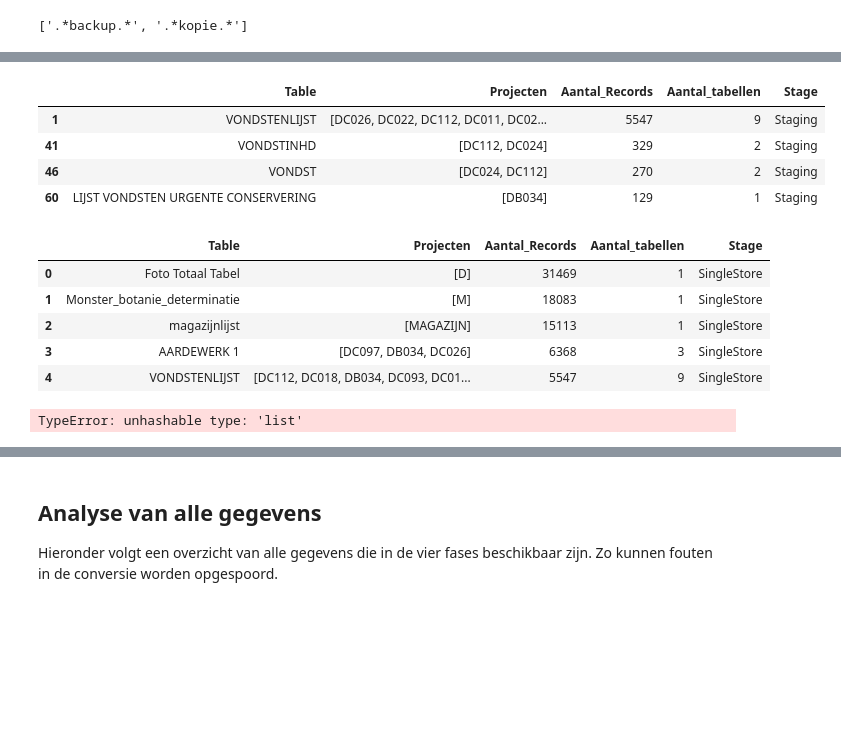
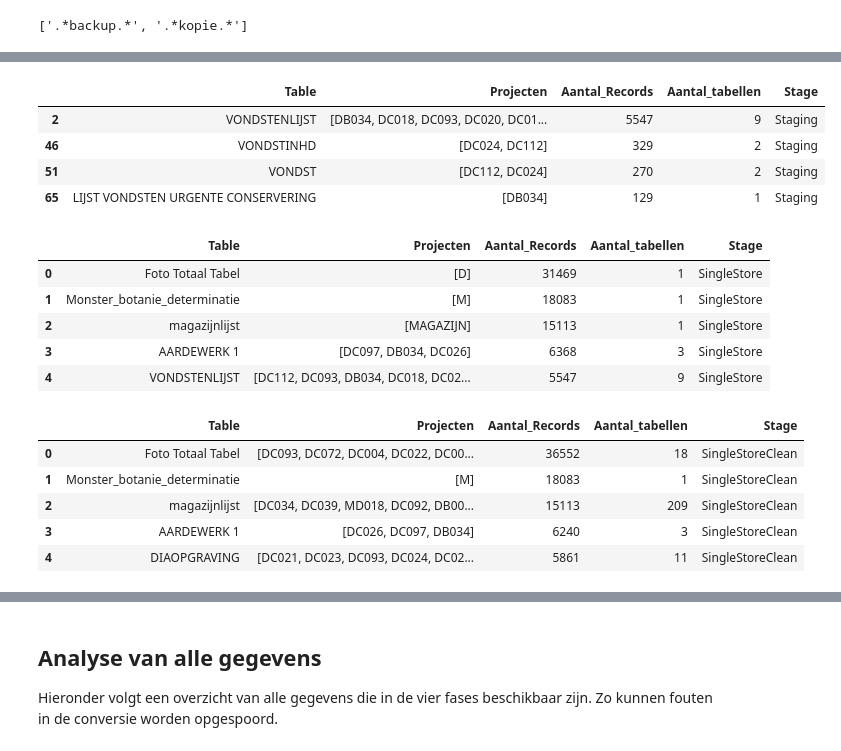
Before and after one commit to brienen/wasstraat_archeologische_data, a Jupyter notebook: notebooks/Analyse Tables.ipynb, the cells around one changed output, grey strips where cells are left out. Drawn from its saved outputs; the diff is of its cells as text; code cells hidden in the pictures; blank space fills up the shorter version.

```diff
--- a/notebooks/Analyse Tables.ipynb
+++ b/notebooks/Analyse Tables.ipynb
@@ -18,6 +18,7 @@ analyseDb = myclient[str(config.DB_ANALYSE)]
 stagingCol = stagingDb[config.COLL_PLAATJES]
 stagingOud = stagingDb[config.COLL_STAGING_OUD]
 stagingNieuw = stagingDb[config.COLL_STAGING_NIEUW]
+stagingMonster = stagingDb[config.COLL_STAGING_MONSTER]
 analyseCol = analyseDb[config.COLL_ANALYSE]
 analyseColClean = analyseDb[config.COLL_ANALYSE_CLEAN]
 
@@ -26,11 +27,11 @@ AIRFLOW_WASSTRAAT_CONFIG = "./wasstraat_config/Wasstraat_Config_Harmonize.xlsx"
 # %%
 def AggregateData(df, fase):
     df['teller'] = pd.to_numeric(df['teller'])
-    df = df.groupby('table').agg({'project':lambda x: list(x), 'teller':lambda x: sum(x)})
-    df['Count'] = df.apply(lambda x: len(x.project), axis=1)
+    df = df.groupby('table').agg({'projectcd':lambda x: list(x), 'teller':lambda x: sum(x)})
+    df['Count'] = df.apply(lambda x: len(x.projectcd), axis=1)
     df['Stage'] = fase
     df = df.sort_values('teller', ascending=False).reset_index()
-    df = df.rename(columns={'table': 'Table', 'project': 'Projecten', 'teller': 'Aantal_Records', 'Count': 'Aantal_tabellen'}).sort_index()
+    df = df.rename(columns={'table': 'Table', 'projectcd': 'Projecten', 'teller': 'Aantal_Records', 'Count': 'Aantal_tabellen'}).sort_index()
     return df
 # %%
 xl = pd.read_excel(AIRFLOW_WASSTRAAT_CONFIG, None);
@@ -58,20 +59,20 @@ df_brondata.head(5)
 # %%
-grp_aggr = [{"$match" : {'project': {'$nin': ['MAGAZIJN', 'DELF-IT', 'Digifotos']}, 'table': { '$not': {'$regex':"^SYS.*"}}}}
-           ,{"$group": { "_id": { 'project': "$project", 'table': "$table"}, 'teller': {"$sum": 1}}}
-           ,{'$replaceRoot': {'newRoot': {'project': "$_id.project", 'table': "$_id.table", 'teller': "$teller"}}}]
+grp_aggr = [{"$match" : {'projectcd': {'$nin': ['MAGAZIJN', 'DELF-IT', 'Digifotos']}, 'table': { '$not': {'$regex':"^SYS.*"}}}}
+           ,{"$group": { "_id": { 'projectcd': "$projectcd", 'table': "$table"}, 'teller': {"$sum": 1}}}
+           ,{'$replaceRoot': {'newRoot': {'projectcd': "$_id.projectcd", 'table': "$_id.table", 'teller': "$teller"}}}]
 
-df_staging = AggregateData(pd.concat([pd.DataFrame(list(stagingOud.aggregate(grp_aggr))), pd.DataFrame(list(stagingNieuw.aggregate(grp_aggr)))]), 'Staging')
+df_staging = AggregateData(pd.concat([pd.DataFrame(list(stagingOud.aggregate(grp_aggr))), pd.DataFrame(list(stagingNieuw.aggregate(grp_aggr))), pd.DataFrame(list(stagingMonster.aggregate(grp_aggr)))]), 'Staging')
 df_staging.head(5)
 df_staging[df_staging.Table.str.contains('VONDST')]
 # %% [output]
 |  | Table | Projecten | Aantal_Records | Aantal_tabellen | Stage |
-| 1 | VONDSTENLIJST | [DC026, DC022, DC112, DC011, DC02... | 5547 | 9 | Staging |
-| 41 | VONDSTINHD | [DC112, DC024] | 329 | 2 | Staging |
-| 46 | VONDST | [DC024, DC112] | 270 | 2 | Staging |
-| 60 | LIJST VONDSTEN URGENTE CONSERVERING | [DB034] | 129 | 1 | Staging |
+| 2 | VONDSTENLIJST | [DB034, DC018, DC093, DC020, DC01... | 5547 | 9 | Staging |
+| 46 | VONDSTINHD | [DC024, DC112] | 329 | 2 | Staging |
+| 51 | VONDST | [DC112, DC024] | 270 | 2 | Staging |
+| 65 | LIJST VONDSTEN URGENTE CONSERVERING | [DB034] | 129 | 1 | Staging |
 # %%
-grp_aggr = [{'$group': {'_id': {'project': "$brondata.project", 'table': "$brondata.table"},'teller': {"$sum": 1}}}
-           ,{'$replaceRoot': {'newRoot': {'project': "$_id.project", 'table': "$_id.table", 'teller': "$teller"}}}]
+grp_aggr = [{'$group': {'_id': {'projectcd': "$brondata.projectcd", 'table': "$brondata.table"},'teller': {"$sum": 1}}}
+           ,{'$replaceRoot': {'newRoot': {'projectcd': "$_id.projectcd", 'table': "$_id.table", 'teller': "$teller"}}}]
 
 df_singlestore = AggregateData(pd.DataFrame(list(analyseCol.aggregate(grp_aggr))), 'SingleStore')
 df_singlestore.head(5)
@@ -81,13 +82,34 @@ df_singlestore.head(5)
 | 1 | Monster_botanie_determinatie | [M] | 18083 | 1 | SingleStore |
 | 2 | magazijnlijst | [MAGAZIJN] | 15113 | 1 | SingleStore |
 | 3 | AARDEWERK 1 | [DC097, DB034, DC026] | 6368 | 3 | SingleStore |
-| 4 | VONDSTENLIJST | [DC112, DC018, DB034, DC093, DC01... | 5547 | 9 | SingleStore |
+| 4 | VONDSTENLIJST | [DC112, DC093, DB034, DC018, DC02... | 5547 | 9 | SingleStore |
 # %%
-grp_aggr = [{'$group': {'_id': {'project': "$brondata.project", 'table': "$brondata.table"},'teller': {"$sum": 1}}}
-           ,{'$replaceRoot': {'newRoot': {'project': "$_id.project", 'table': "$_id.table", 'teller': "$teller"}}}]
+#grp_aggr = [{'$group': {'_id': {'projectcd': "$brondata.projectcd", 'table': "$brondata.table"},'teller': {"$sum": 1}}}
+#           ,{'$replaceRoot': {'newRoot': {'projectcd': "$_id.projectcd", 'table': "$_id.table", 'teller': "$teller"}}}]
 
-df_singlestoreclean = AggregateData(pd.DataFrame(list(analyseColClean.aggregate(grp_aggr))), 'SingleStoreClean')
-df_singlestoreclean.head(5)
+#df_singlestoreclean = AggregateData(pd.DataFrame(list(analyseColClean.aggregate(grp_aggr))), 'SingleStoreClean')
+#df_singlestoreclean.head(5)
-# %% [output]
-TypeError: unhashable type: 'list'
+# %%
+grp_aggr = [{"$unwind" : {
+                "path" : "$wasstraat",
+                "preserveNullAndEmptyArrays" : False
+            }},
+            {"$addFields" : {
+                "table" : "$wasstraat.table"
+            }},
+            {'$group': {
+                '_id': {'projectcd': "$projectcd", 'table': "$table"},
+                'teller': {"$sum": 1}}},
+            {'$replaceRoot': {
+                'newRoot': {'projectcd': "$_id.projectcd", 'table': "$_id.table", 'teller': "$teller"}}}]
+
+df_singlestoreclean = AggregateData(pd.DataFrame(list(analyseColClean.aggregate(grp_aggr))), 'SingleStoreClean')
+df_singlestoreclean.head(5)
+# %% [output]
+|  | Table | Projecten | Aantal_Records | Aantal_tabellen | Stage |
+| 0 | Foto Totaal Tabel | [DC093, DC072, DC004, DC022, DC00... | 36552 | 18 | SingleStoreClean |
+| 1 | Monster_botanie_determinatie | [M] | 18083 | 1 | SingleStoreClean |
+| 2 | magazijnlijst | [DC034, DC039, MD018, DC092, DB00... | 15113 | 209 | SingleStoreClean |
+| 3 | AARDEWERK 1 | [DC026, DC097, DB034] | 6240 | 3 | SingleStoreClean |
+| 4 | DIAOPGRAVING | [DC021, DC023, DC093, DC024, DC02... | 5861 | 11 | SingleStoreClean |
 # %%
```
Also changed, not shown: parts of 8 cells of this notebook, 26 other files.
